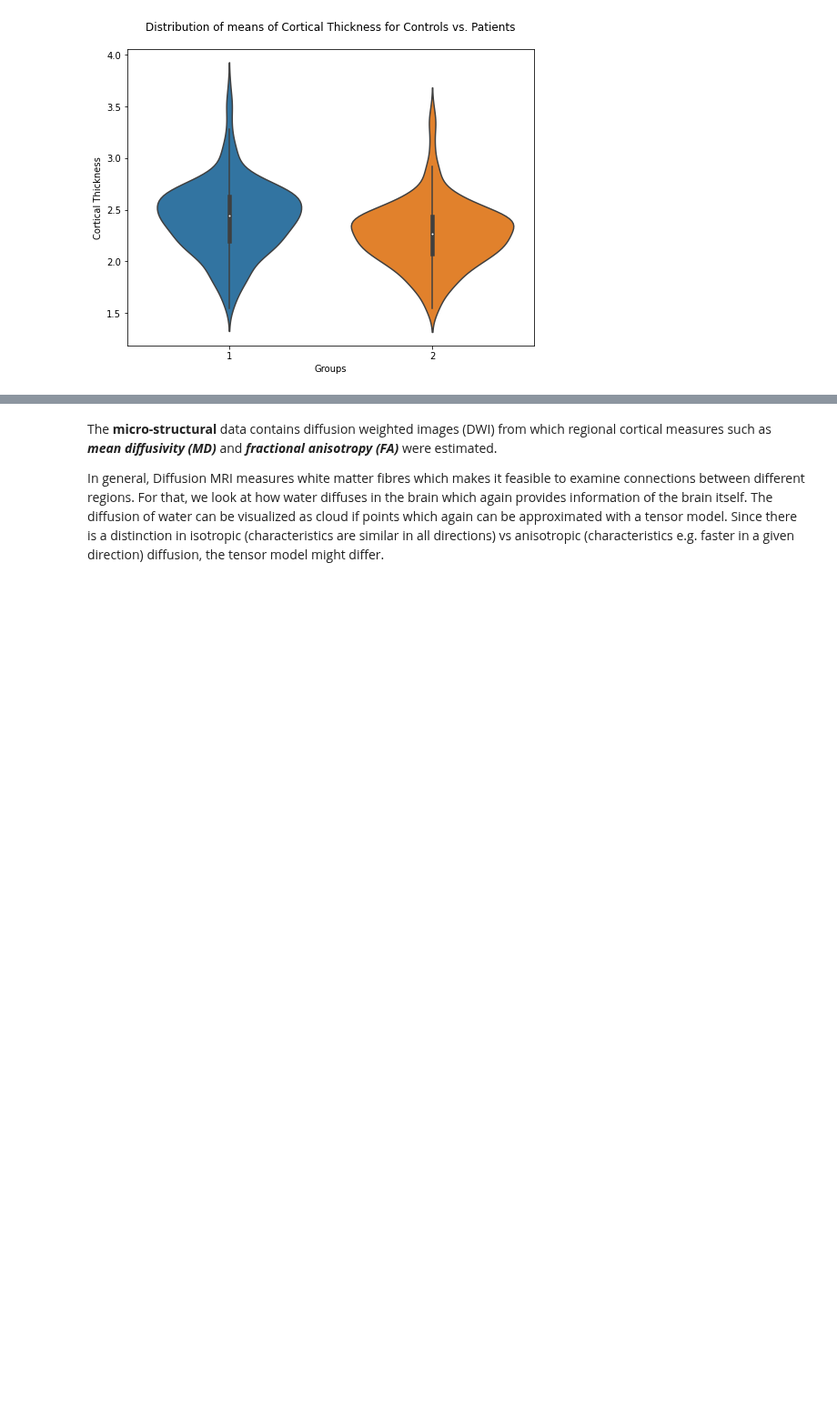
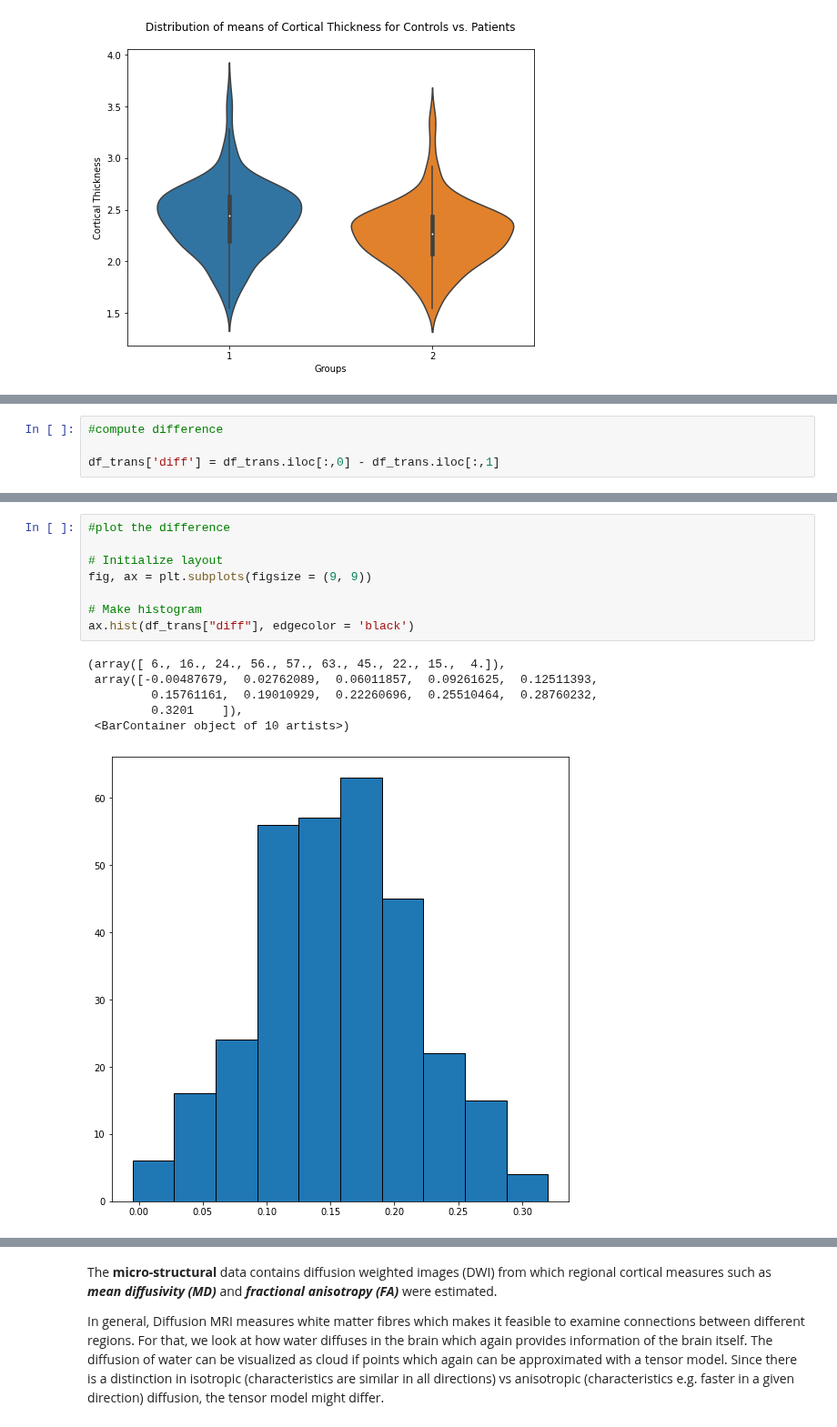
Before and after one commit to mello-y/MSc5_research_project, a Jupyter notebook: code/Data_exploration.ipynb, the cells around one changed output, grey strips where cells are left out. Shown at 91% size. Drawn from its saved outputs; the diff is of its cells as text; blank space fills up the shorter version.

Commit message:
plotted brain region differences between control and patients for cortical thickness, mean diffusivity and fractional anisotropy

```diff
--- a/code/Data_exploration.ipynb
+++ b/code/Data_exploration.ipynb
@@ -336,0 +339,4 @@ Text(0.5, 1.0, 'Distribution of means of Cortical Thickness for Controls vs. Pat
+# %%
+#compute difference
+
+df_trans['diff'] = df_trans.iloc[:,0] - df_trans.iloc[:,1]
@@ -337 +359,16 @@ Text(0.5, 1.0, 'Distribution of means of Cortical Thickness for Controls vs. Pat
+# %%
+#plot the difference
+
+# Initialize layout
+fig, ax = plt.subplots(figsize = (9, 9))
+
+# Make histogram
+ax.hist(df_trans["diff"], edgecolor = 'black')
+# %% [output]
+(array([ 6., 16., 24., 56., 57., 63., 45., 22., 15.,  4.]),
+ array([-0.00487679,  0.02762089,  0.06011857,  0.09261625,  0.12511393,
+         0.15761161,  0.19010929,  0.22260696,  0.25510464,  0.28760232,
+         0.3201    ]),
+ <BarContainer object of 10 artists>)
+[figure, added]
 # %% [markdown]
```
Also changed, not shown: parts of 10 cells of this notebook.
